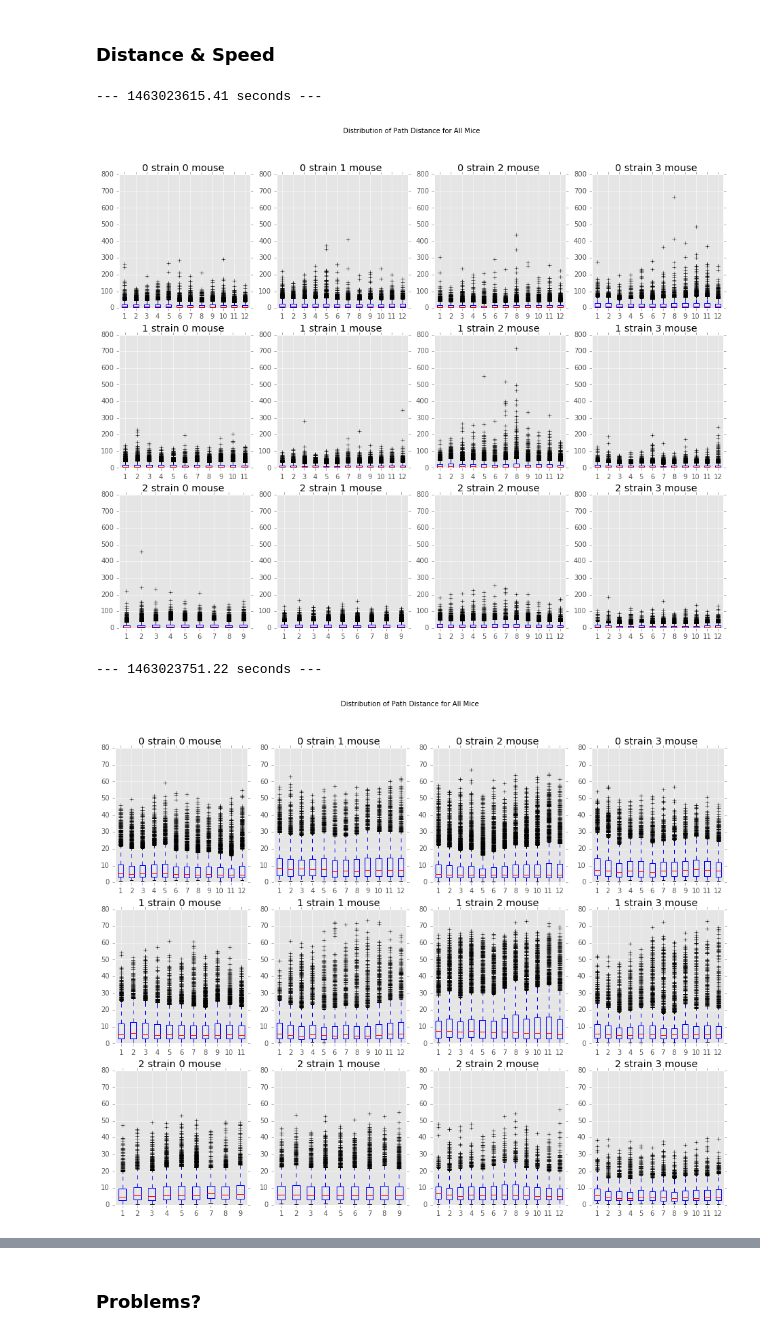
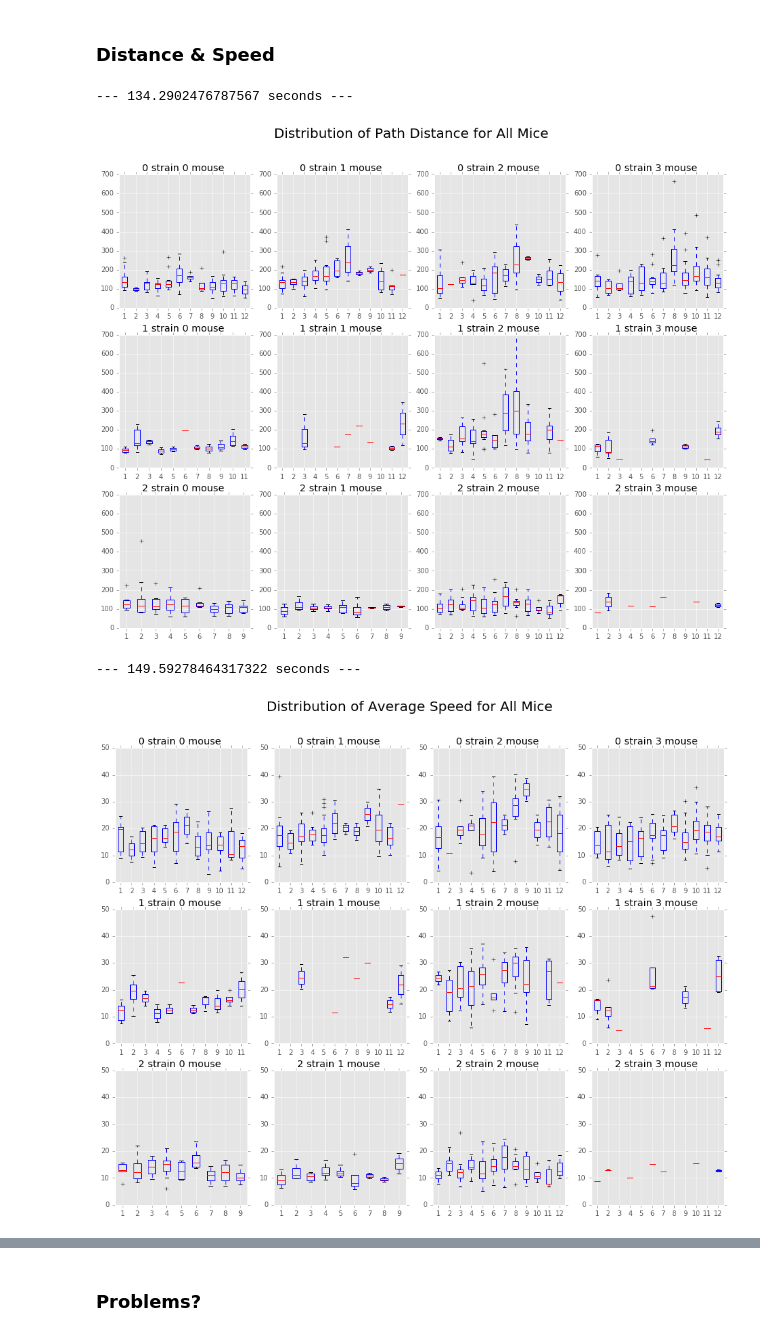
Before and after one commit to jJasonWang/mousestyles, a Jupyter notebook: Code/PathExploration.ipynb, the cells around one changed output, grey strips where cells are left out. Cells and saved outputs as stored; diff of their text form; code cells hidden in the pictures.

```diff
--- a/Code/PathExploration.ipynb
+++ b/Code/PathExploration.ipynb
@@ -67,6 +67,7 @@ mouse = [0, 1, 2, 3]
 day = [0, 1, 2 ,3, 4, 5, 6, 7, 8, 9, 10, 11]
 # %%
 def explore_mouse(stop_threshold, min_path_length, time_threshold, attribute):
+    start_time = time.time()
     all_mouse = {s: {m: [] for m in mouse} for s in strain}
 
     for s in strain:
@@ -74,6 +75,8 @@ def explore_mouse(stop_threshold, min_path_length, time_threshold, attribute):
             for d in day:
                 try:
                     movement = data.load_movement(s, m, d)
+                    # Clean the duplicated rows in movement
+                    movement = clean_movements.clean_movements([movement])[0]
 
                     # Create the path
                     paths = path_index(movement, stop_threshold, min_path_length)
@@ -109,9 +112,9 @@ def explore_mouse(stop_threshold, min_path_length, time_threshold, attribute):
     print("--- %s seconds ---" % (time.time() - start_time))
     return(all_mouse)
 # %%
-mouse_distance = explore_mouse(1, 1, False, "distance")
+mouse_distance = explore_mouse(1, 1, 15, "distance")
 # %% [output]
---- 1463023615.41 seconds ---
+--- 134.2902476787567 seconds ---
 # %%
 fig, axes = plt.subplots(nrows=3, ncols=4, figsize=(16, 12))
 
@@ -119,27 +122,29 @@ for s in strain:
     for m in mouse:
         axes[s][m].boxplot(mouse_distance[s][m])
         axes[s][m].set_title(str(s) + ' strain ' + str(m) + ' mouse ')
-        axes[s][m].set_ylim([0, 800])
+        axes[s][m].set_ylim([0, 700])
 
-plt.suptitle("Distribution of Path Distance for All Mice")
+plt.suptitle("Distribution of Path Distance for All Mice", fontsize=20)
+plt.savefig("mouse_distance_15.png", dpi=(200))
 plt.show()
 # %% [output]
-[figure, old version]
+[figure, new version]
 # %%
-mouse_speed = explore_mouse(1, 1, False, "speed")
+mouse_speed = explore_mouse(1, 1, 15, "speed")
 # %% [output]
---- 1463023751.22 seconds ---
+--- 149.59278464317322 seconds ---
 # %%
 fig, axes = plt.subplots(nrows=3, ncols=4, figsize=(16, 12))
 
 for s in strain:
     for m in mouse:
         axes[s][m].boxplot(mouse_speed[s][m])
         axes[s][m].set_title(str(s) + ' strain ' + str(m) + ' mouse ')
-        axes[s][m].set_ylim([0, 80])
+        axes[s][m].set_ylim([0, 50])
 
-plt.suptitle("Distribution of Path Distance for All Mice")
+plt.suptitle("Distribution of Average Speed for All Mice", fontsize=20)
+plt.savefig("mouse_speed_15.png", dpi=(200))
 plt.show()
 # %% [output]
-[figure, old version]
+[figure, new version]
 # %%
```
Also changed, not shown: parts of 12 cells of this notebook.
